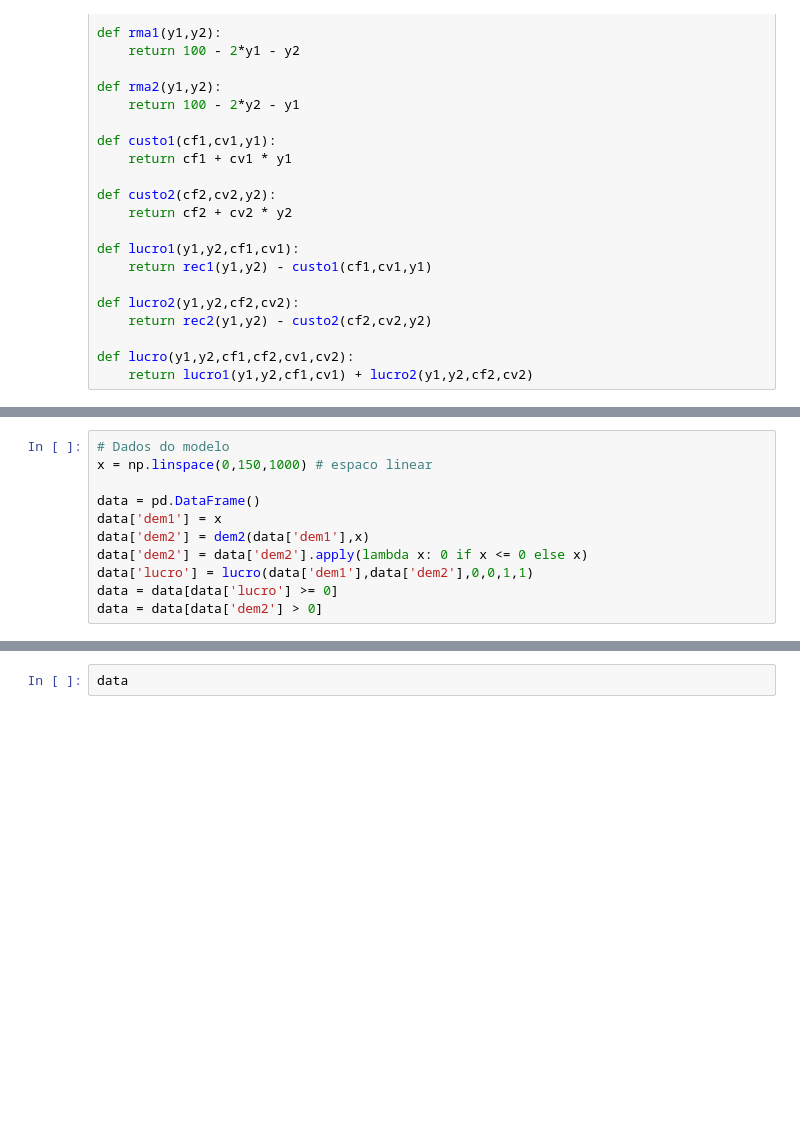
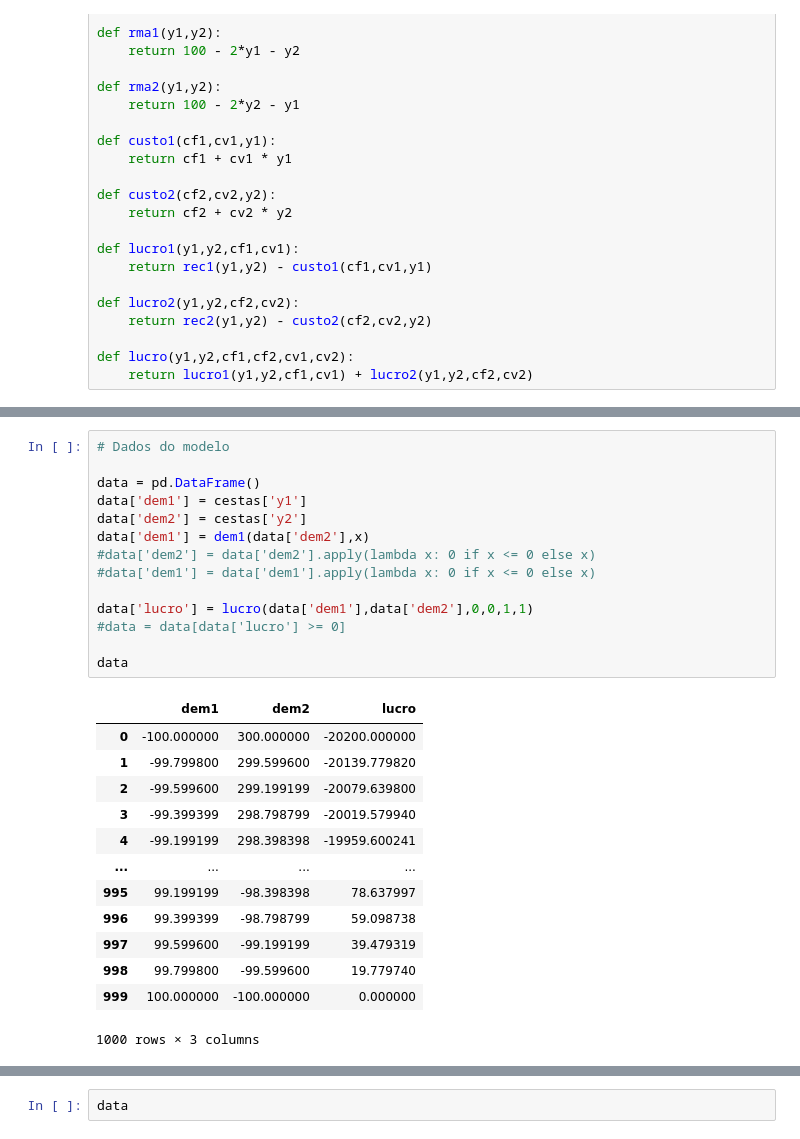
Before and after one commit to brunoruas2/Meus_Estudos, a Jupyter notebook: Microeconomia/Microeconomics - Hal Varian/models/varian_26.6_tarifas_bipartidas.ipynb, the cells around one changed output, grey strips where cells are left out. Drawn from its saved outputs; the diff is of its cells as text; blank space fills up the shorter version.

```diff
--- a/Microeconomia/Microeconomics - Hal Varian/models/varian_26.6_tarifas_bipartidas.ipynb
+++ b/Microeconomia/Microeconomics - Hal Varian/models/varian_26.6_tarifas_bipartidas.ipynb
@@ -84,14 +94,31 @@ def lucro(y1,y2,cf1,cf2,cv1,cv2):
 # %%
 # Dados do modelo
-x = np.linspace(0,150,1000) # espaco linear
 
 data = pd.DataFrame()
-data['dem1'] = x
-data['dem2'] = dem2(data['dem1'],x)
-data['dem2'] = data['dem2'].apply(lambda x: 0 if x <= 0 else x)
+data['dem1'] = cestas['y1']
+data['dem2'] = cestas['y2']
+data['dem1'] = dem1(data['dem2'],x)
+#data['dem2'] = data['dem2'].apply(lambda x: 0 if x <= 0 else x)
+#data['dem1'] = data['dem1'].apply(lambda x: 0 if x <= 0 else x)
+
 data['lucro'] = lucro(data['dem1'],data['dem2'],0,0,1,1)
-data = data[data['lucro'] >= 0]
-data = data[data['dem2'] > 0]
+#data = data[data['lucro'] >= 0]
+
+data
+# %% [output]
+|  | dem1 | dem2 | lucro |
+| 0 | -100.000000 | 300.000000 | -20200.000000 |
+| 1 | -99.799800 | 299.599600 | -20139.779820 |
+| 2 | -99.599600 | 299.199199 | -20079.639800 |
+| 3 | -99.399399 | 298.798799 | -20019.579940 |
+| 4 | -99.199199 | 298.398398 | -19959.600241 |
+| ... | ... | ... | ... |
+| 995 | 99.199199 | -98.398398 | 78.637997 |
+| 996 | 99.399399 | -98.798799 | 59.098738 |
+| 997 | 99.599600 | -99.199199 | 39.479319 |
+| 998 | 99.799800 | -99.599600 | 19.779740 |
+| 999 | 100.000000 | -100.000000 | 0.000000 |
+1000 rows × 3 columns
 # %%
 # Gerando o gráfico
 fig = plt.figure(dpi=120)
```
Also changed, not shown: parts of 2 cells of this notebook.
